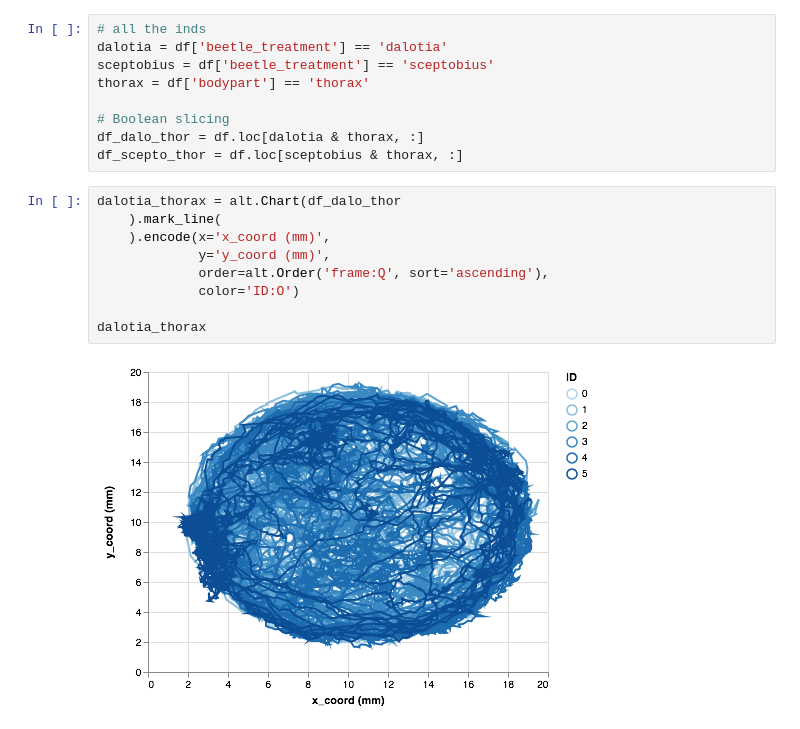
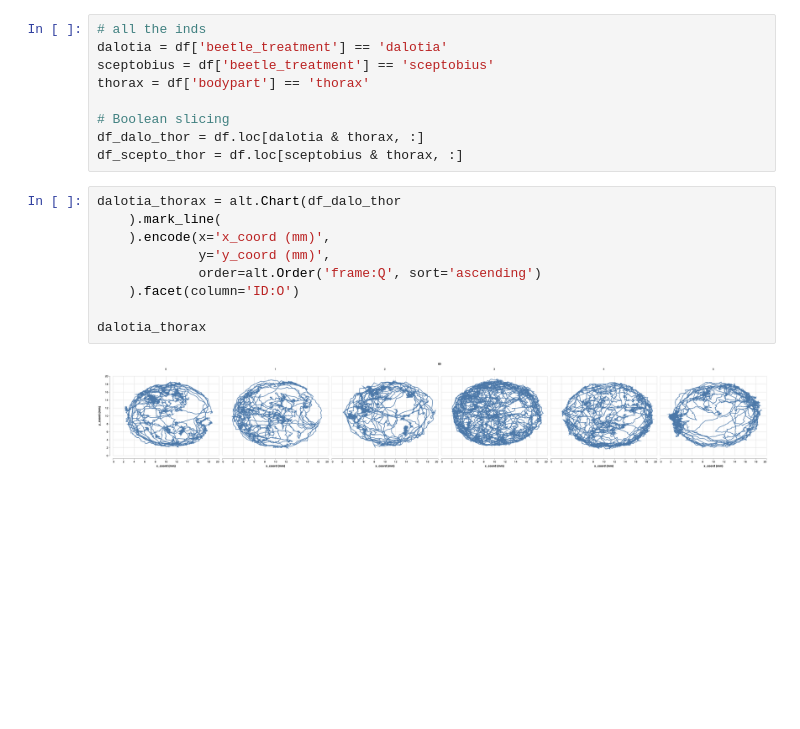
Before and after one commit to jciemniecki/2018-playbi103, a Jupyter notebook: HW1_play.ipynb, the cells around one changed output. Cells and saved outputs as stored; diff of their text form; blank space fills up the shorter version.

```diff
--- a/HW1_play.ipynb
+++ b/HW1_play.ipynb
@@ -37,14 +38,14 @@ df_scepto_thor = df.loc[sceptobius & thorax, :]
 # %%
 dalotia_thorax = alt.Chart(df_dalo_thor
     ).mark_line(
     ).encode(x='x_coord (mm)',
              y='y_coord (mm)',
-             order=alt.Order('frame:Q', sort='ascending'),
-             color='ID:O')
+             order=alt.Order('frame:Q', sort='ascending')
+    ).facet(column='ID:O')
 
 dalotia_thorax
 # %% [output]
-[figure, old version]
+[figure, new version]
 # %%
 sceptobius_thorax = alt.Chart(df_scepto_thor
     ).mark_line(
```
Also changed, not shown: parts of 7 cells of this notebook.
